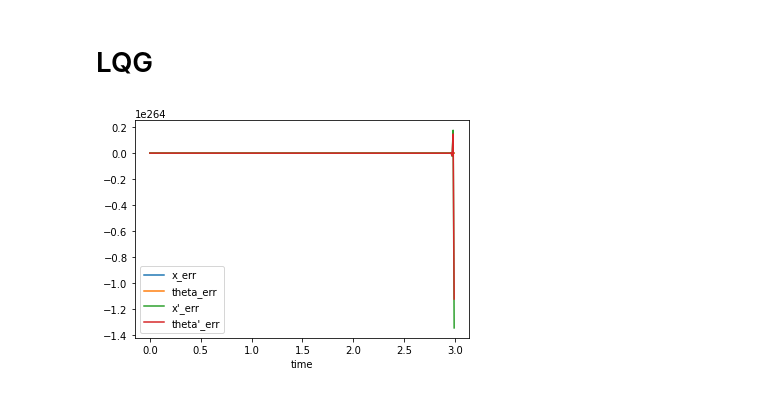
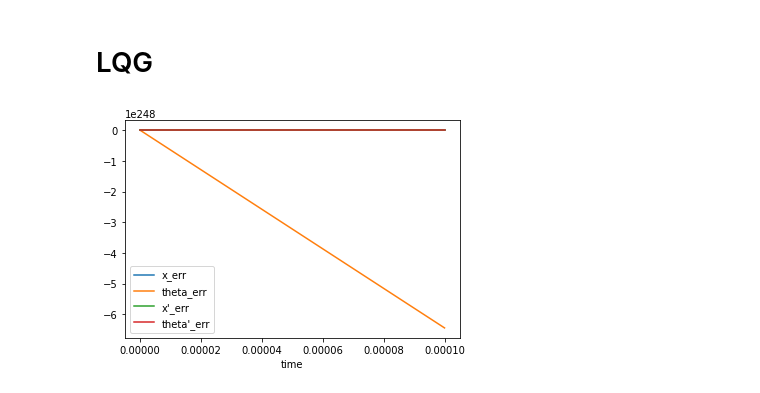
Before and after one commit to WinnerOK/LinearControl_assignments, a Jupyter notebook: Homework5/ControlTheoryHW5_KalmanFilter+LuenbergObserver.ipynb, the cells around one changed output. Drawn from its saved outputs; the diff is of its cells as text; code cells hidden in the pictures.

```diff
--- a/Homework5/ControlTheoryHW5_KalmanFilter+LuenbergObserver.ipynb
+++ b/Homework5/ControlTheoryHW5_KalmanFilter+LuenbergObserver.ipynb
@@ -132,19 +133,19 @@ plt.show()
 # Filter class
 # %%
 NOISE_SCALE_OUTPUT = 0.001
-NOISE_SCALE_DYNAMICS = 0.001
+NOISE_SCALE_DYNAMICS = 5
 
 # NOISE_OUTPUT = False
 # NOISE_DYNAMICS = False
 
-NOISE_OUTPUT = True
-NOISE_DYNAMICS = False
+# NOISE_OUTPUT = True
+# NOISE_DYNAMICS = False
 
 # NOISE_OUTPUT = False
 # NOISE_DYNAMICS = True
 
-# NOISE_OUTPUT = True
-# NOISE_DYNAMICS = True
+NOISE_OUTPUT = True
+NOISE_DYNAMICS = True
 
 
 class KalmanFilter():
@@ -157,7 +158,7 @@ class KalmanFilter():
     self.C = C
     self.Q = Q
     self.R = R
-    self.P = np.eye(self.n) if P is None else P
+    self.P = 100 * np.eye(self.n) if P is None else P
     self.x = np.zeros((self.n, )) if x_init is None else x_init
 
   def predict(self, u = np.array([0, ])):
@@ -172,6 +173,7 @@ class KalmanFilter():
     self.x = self.x + np.dot(K, y_diff)
     I = np.eye(self.n)
     # print(f"I: {I.shape}, KC: {np.dot(K, C).shape}, P: {self.P.shape}")
+    # self.P = np.dot(I - np.dot(K, C), self.P)
     self.P = np.dot(
         np.dot(I - np.dot(K, C), self.P),
         (I - np.dot(K, self.C)).T
@@ -447,7 +433,7 @@ def real(x, t, u):
 
 time_start = 0
 time_finish = 3
-time_step = 0.01
+time_step = 0.0001
 second_stamps = int(1/time_step)
 
 x_0 = 0.5
@@ -484,31 +470,31 @@ filter_predictions = [ np.array([x_0_est, ang_0_est, diff_x_0_est, diff_ang_0_es
 
 for i in range(1, len(time)):
   # This trick was suggested by students of 4th group in order not to
   # implement custom numeric solver but at the same time pass to the observer
   # values from "sensors"
   local_time = np.linspace(time[i-1], time[i])
   u = -k.dot(filter_predictions[-1])
   # u = np.array([0])  # uncomment to work with uncontrolled
 
   x_dot = odeint(real, x[-1], local_time, args=(u, ))
   x.append(x_dot[-1])
 
   y = C.dot(x[-1])
   if NOISE_OUTPUT:
     y += NOISE_SCALE_OUTPUT * np.random.randn(*(y.shape))
 
   sensor_data.append(y)
 
   kalm_filter.predict(u)
   filter_predictions.append(kalm_filter.update(y))
 
 x = np.array(x)
 prediction_error = plt.plot(time, np.asarray(filter_predictions) - x)
 
 plt.xlabel('time')
 
 plt.legend(iter(prediction_error), ["x_err", "theta_err","x'_err", "theta'_err"])
 plt.show()
 # filter_predictions
 # %% [output]
-[figure, old version]
+[figure, new version]
```
Also changed, not shown: parts of 4 cells of this notebook, 5 other files.
